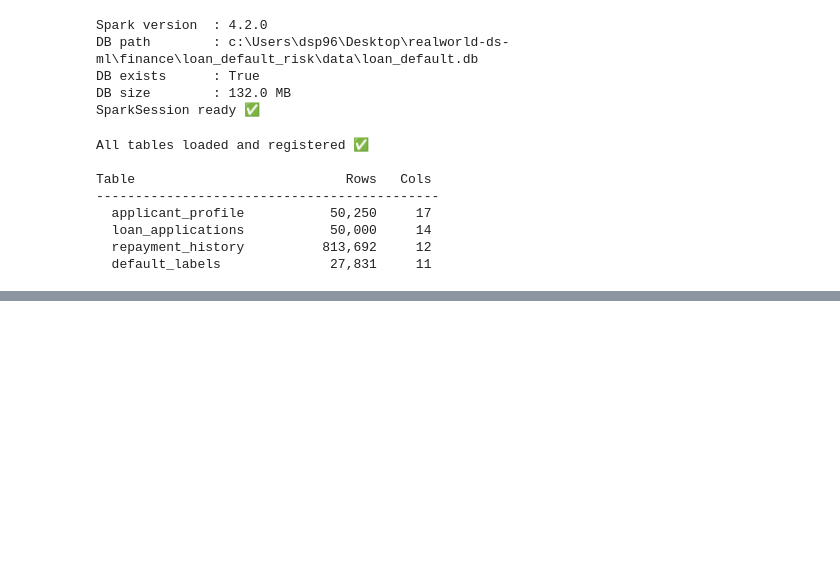
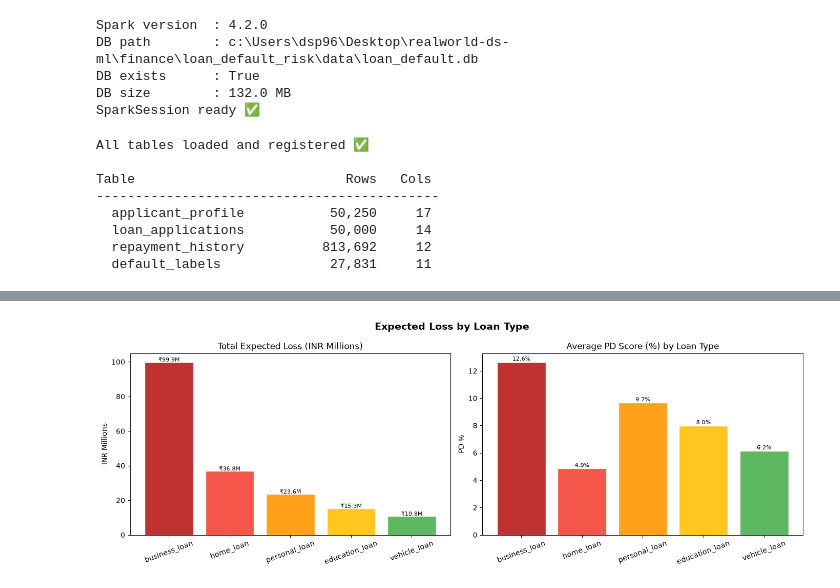
Before and after one commit to praveenkumar993/realworld-ds-ml, a Jupyter notebook: finance/loan_default_risk/notebooks/01_database_setup.ipynb, the cells around one changed output, grey strips where cells are left out. Drawn from its saved outputs; the diff is of its cells as text; code cells hidden in the pictures; blank space fills up the shorter version.

Commit message:
loan default notebook 01 complete - EL analysis, CIBIL-DTI heatmap, vintage analysis

```diff
--- a/finance/loan_default_risk/notebooks/01_database_setup.ipynb
+++ b/finance/loan_default_risk/notebooks/01_database_setup.ipynb
@@ -152,0 +330,90 @@ Table                           Rows   Cols
+# %%
+print("EXPECTED LOSS ANALYSIS — Basel III Framework\n")
+print("""
+Expected Loss = PD x LGD x EAD
+
+PD  = Probability of Default  (predicted by our model)
+LGD = Loss Given Default       (1 - recovery_rate)
+EAD = Exposure at Default      (outstanding balance at default)
+
+This is not just a model output — it is a REGULATORY REQUIREMENT.
+Every Indian bank must compute and report EL to RBI quarterly.
+Under-reporting EL = insufficient capital reserves = regulatory risk.
+Over-reporting EL = excess capital locked up = lost revenue.
+Getting PD right is a direct financial obligation, not just accuracy.
+""")
+
+# EL distribution by loan type
+el_analysis = spark.sql("""
+    SELECT
+        loan_type,
+        COUNT(*)                               AS total_loans,
+        SUM(is_defaulted)                      AS defaults,
+        ROUND(AVG(pd_score) * 100, 3)          AS avg_pd_pct,
+        ROUND(AVG(CASE WHEN is_defaulted = 1
+                       THEN lgd END), 4)        AS avg_lgd_defaulted,
+        ROUND(AVG(CASE WHEN is_defaulted = 1
+                       THEN ead END), 0)        AS avg_ead_defaulted,
+        ROUND(SUM(expected_loss), 0)            AS total_el,
+        ROUND(AVG(expected_loss), 0)            AS avg_el_per_loan,
+        ROUND(SUM(expected_loss) /
+              SUM(loan_amount) * 100, 4)        AS el_as_pct_portfolio
+    FROM default_labels
+    GROUP BY loan_type
+    ORDER BY total_el DESC
+""")
+
+print("Expected Loss by Loan Type:")
+el_analysis.show(truncate=False)
+
+# Overall EL summary
+print("Portfolio-Level EL Summary:")
+spark.sql("""
+    SELECT
+        COUNT(*)                               AS total_loans,
+        SUM(is_defaulted)                      AS total_defaults,
+        ROUND(SUM(loan_amount), 0)             AS total_portfolio_value,
+        ROUND(SUM(expected_loss), 0)           AS total_expected_loss,
+        ROUND(SUM(expected_loss) /
+              SUM(loan_amount) * 100, 4)       AS el_ratio_pct,
+        ROUND(AVG(pd_score) * 100, 3)          AS avg_pd_pct,
+        ROUND(AVG(CASE WHEN is_defaulted = 1
+                       THEN lgd END), 4)       AS avg_lgd,
+        ROUND(AVG(CASE WHEN is_defaulted = 1
+                       THEN ead END), 0)       AS avg_ead
+    FROM default_labels
+""").show(truncate=False)
+
+# Visualize EL distribution
+el_pd = el_analysis.toPandas()
+
+fig, axes = plt.subplots(1, 2, figsize=(14, 5))
+fig.suptitle("Expected Loss by Loan Type", fontsize=14,
+             fontweight="bold")
+
+colors = ["#B71C1C","#F44336","#FF9800","#FFC107","#4CAF50"]
+axes[0].bar(el_pd["loan_type"],
+            el_pd["total_el"] / 1e6,
+            color=colors, edgecolor="white", alpha=0.9)
+axes[0].set_title("Total Expected Loss (INR Millions)")
+axes[0].set_ylabel("INR Millions")
+axes[0].tick_params(axis="x", rotation=20)
+for i, v in enumerate(el_pd["total_el"] / 1e6):
+    axes[0].text(i, v + 0.3, f"₹{v:.1f}M",
+                 ha="center", fontsize=8)
+
+axes[1].bar(el_pd["loan_type"],
+            el_pd["avg_pd_pct"],
+            color=colors, edgecolor="white", alpha=0.9)
+axes[1].set_title("Average PD Score (%) by Loan Type")
+axes[1].set_ylabel("PD %")
+axes[1].tick_params(axis="x", rotation=20)
+for i, v in enumerate(el_pd["avg_pd_pct"]):
+    axes[1].text(i, v + 0.1, f"{v:.1f}%",
+                 ha="center", fontsize=8)
+
+plt.tight_layout()
+plt.savefig("../data/processed/01_el_by_loan_type.png",
+            dpi=130, bbox_inches="tight")
+plt.show()
+# %% [output]
@@ -152,0 +437 @@ Table                           Rows   Cols
+[figure, added]
```
Also changed, not shown: parts of 7 cells of this notebook.
